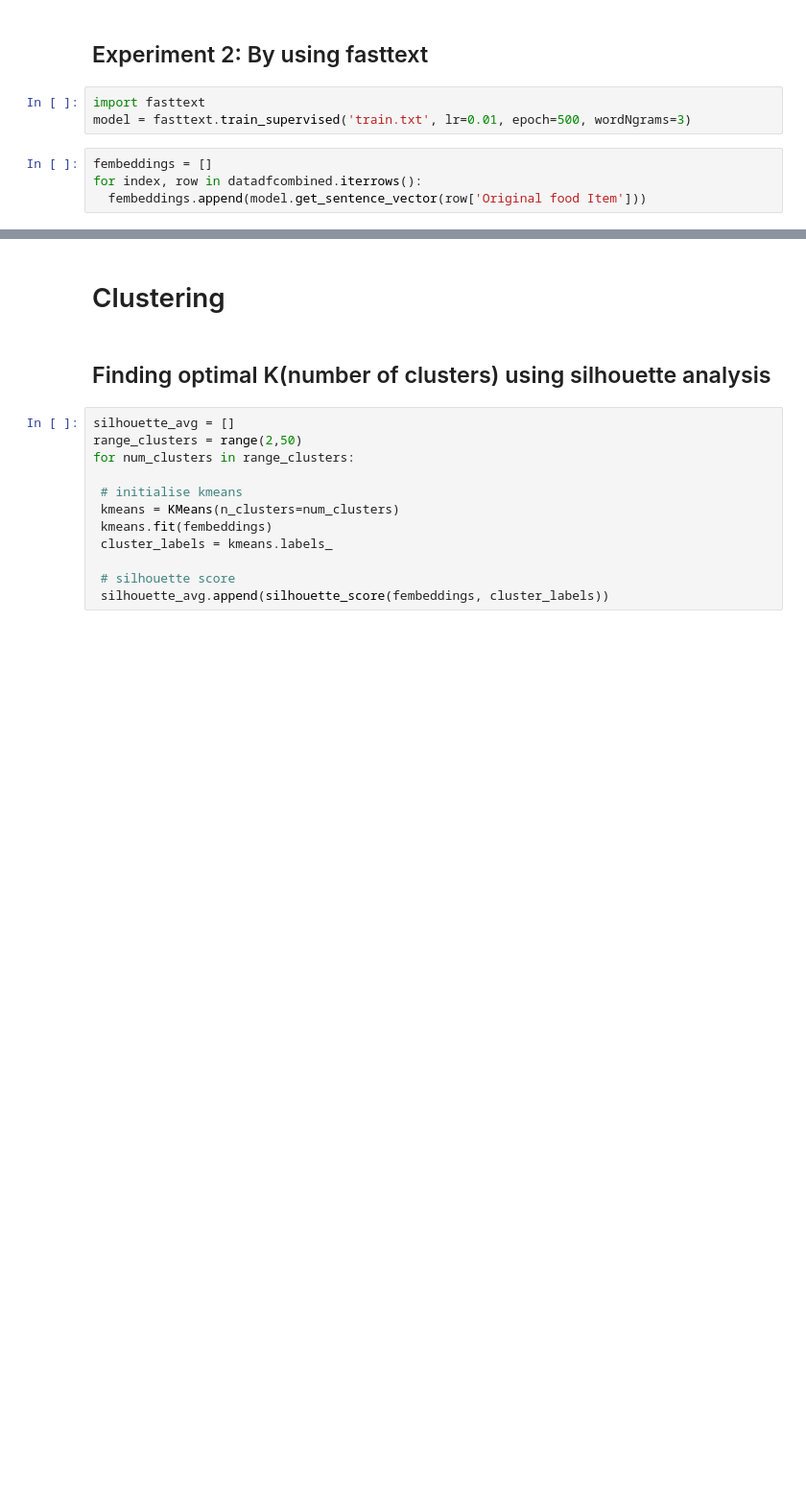
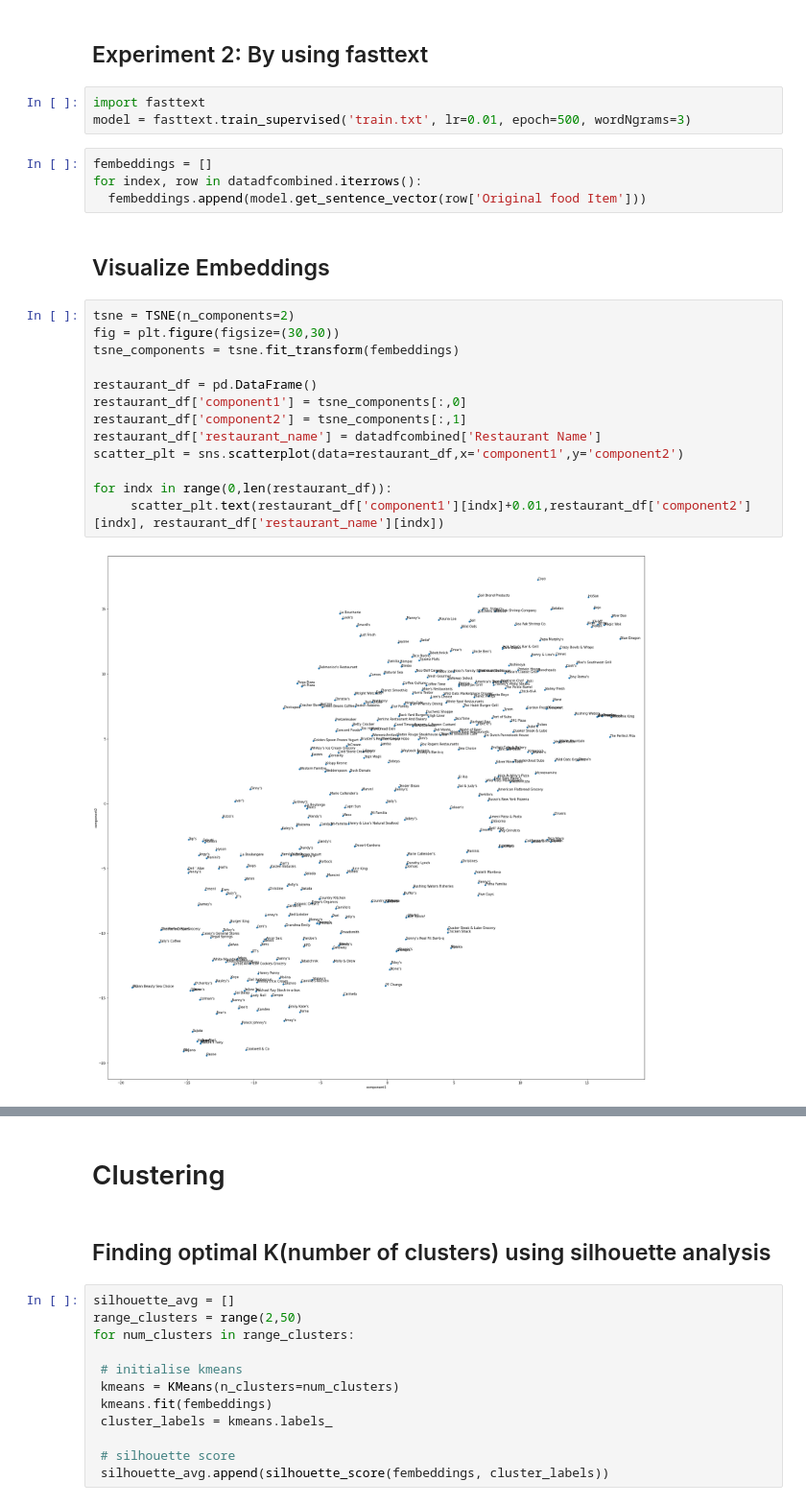
Before and after one commit to saurabhkoshatwar/Food-Word-Embedding-and-Clustering, a Jupyter notebook: notebook/restaurants_clustering_pynb.ipynb, the cells around one changed output, grey strips where cells are left out. Shown at 96% size. Cells and saved outputs as stored; diff of their text form; blank space fills up the shorter version.

```diff
--- a/notebook/restaurants_clustering_pynb.ipynb
+++ b/notebook/restaurants_clustering_pynb.ipynb
@@ -133,6 +135,23 @@ model = fasttext.train_supervised('train.txt', lr=0.01, epoch=500, wordNgrams=3)
 fembeddings = []
 for index, row in datadfcombined.iterrows():
   fembeddings.append(model.get_sentence_vector(row['Original food Item']))
+# %% [markdown]
+## Visualize Embeddings
+# %%
+tsne = TSNE(n_components=2)
+fig = plt.figure(figsize=(30,30))
+tsne_components = tsne.fit_transform(fembeddings)
+
+restaurant_df = pd.DataFrame()
+restaurant_df['component1'] = tsne_components[:,0]
+restaurant_df['component2'] = tsne_components[:,1]
+restaurant_df['restaurant_name'] = datadfcombined['Restaurant Name']
+scatter_plt = sns.scatterplot(data=restaurant_df,x='component1',y='component2')
+
+for indx in range(0,len(restaurant_df)):
+     scatter_plt.text(restaurant_df['component1'][indx]+0.01,restaurant_df['component2'][indx], restaurant_df['restaurant_name'][indx])
+# %% [output]
+[figure, added]
 # %% [markdown]
 
 ### Embeddings Summary
```
Also changed, not shown: parts of 30 cells of this notebook.
